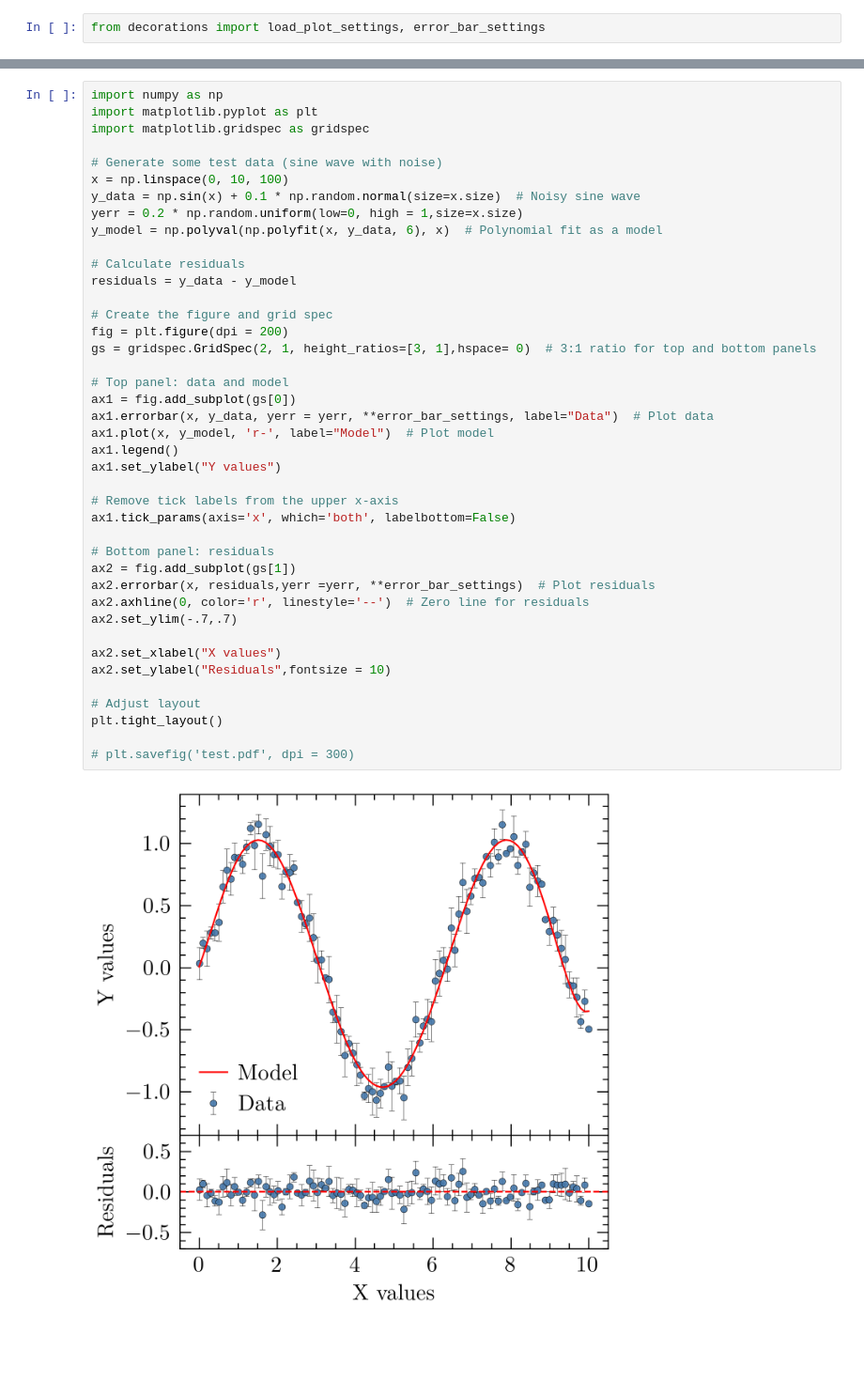
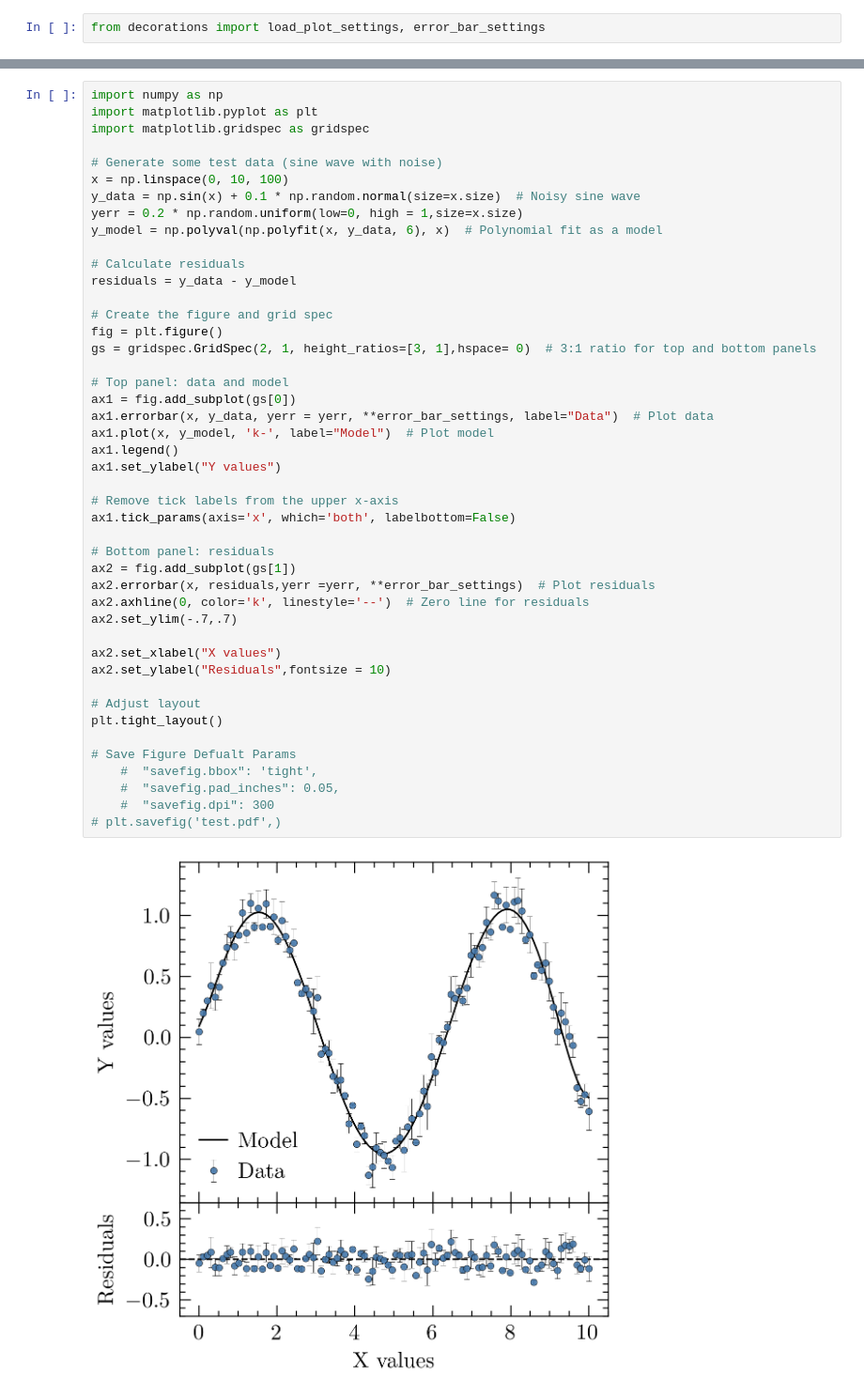
Before and after one commit to edgar-perez-vidal/decorations, a Jupyter notebook: decorations_tutorial.ipynb, the cells around one changed output, grey strips where cells are left out. Shown at 94% size. Cells and saved outputs as stored; diff of their text form; blank space fills up the shorter version.

```diff
--- a/decorations_tutorial.ipynb
+++ b/decorations_tutorial.ipynb
@@ -21,35 +48,39 @@ y_data = np.sin(x) + 0.1 * np.random.normal(size=x.size)  # Noisy sine wave
 yerr = 0.2 * np.random.uniform(low=0, high = 1,size=x.size)
 y_model = np.polyval(np.polyfit(x, y_data, 6), x)  # Polynomial fit as a model
 
 # Calculate residuals
 residuals = y_data - y_model
 
 # Create the figure and grid spec
-fig = plt.figure(dpi = 200)
+fig = plt.figure()
 gs = gridspec.GridSpec(2, 1, height_ratios=[3, 1],hspace= 0)  # 3:1 ratio for top and bottom panels
 
 # Top panel: data and model
 ax1 = fig.add_subplot(gs[0])
 ax1.errorbar(x, y_data, yerr = yerr, **error_bar_settings, label="Data")  # Plot data
-ax1.plot(x, y_model, 'r-', label="Model")  # Plot model
+ax1.plot(x, y_model, 'k-', label="Model")  # Plot model
 ax1.legend()
 ax1.set_ylabel("Y values")
 
 # Remove tick labels from the upper x-axis
 ax1.tick_params(axis='x', which='both', labelbottom=False)
 
 # Bottom panel: residuals
 ax2 = fig.add_subplot(gs[1])
 ax2.errorbar(x, residuals,yerr =yerr, **error_bar_settings)  # Plot residuals
-ax2.axhline(0, color='r', linestyle='--')  # Zero line for residuals
+ax2.axhline(0, color='k', linestyle='--')  # Zero line for residuals
 ax2.set_ylim(-.7,.7)
 
 ax2.set_xlabel("X values")
 ax2.set_ylabel("Residuals",fontsize = 10)
 
 # Adjust layout
 plt.tight_layout()
 
-# plt.savefig('test.pdf', dpi = 300)
+# Save Figure Defualt Params
+    #  "savefig.bbox": 'tight',
+    #  "savefig.pad_inches": 0.05,
+    #  "savefig.dpi": 300
+# plt.savefig('test.pdf',)
 # %% [output]
-[figure, old version]
+[figure, new version]
```
Also changed, not shown: parts of 9 cells of this notebook.
